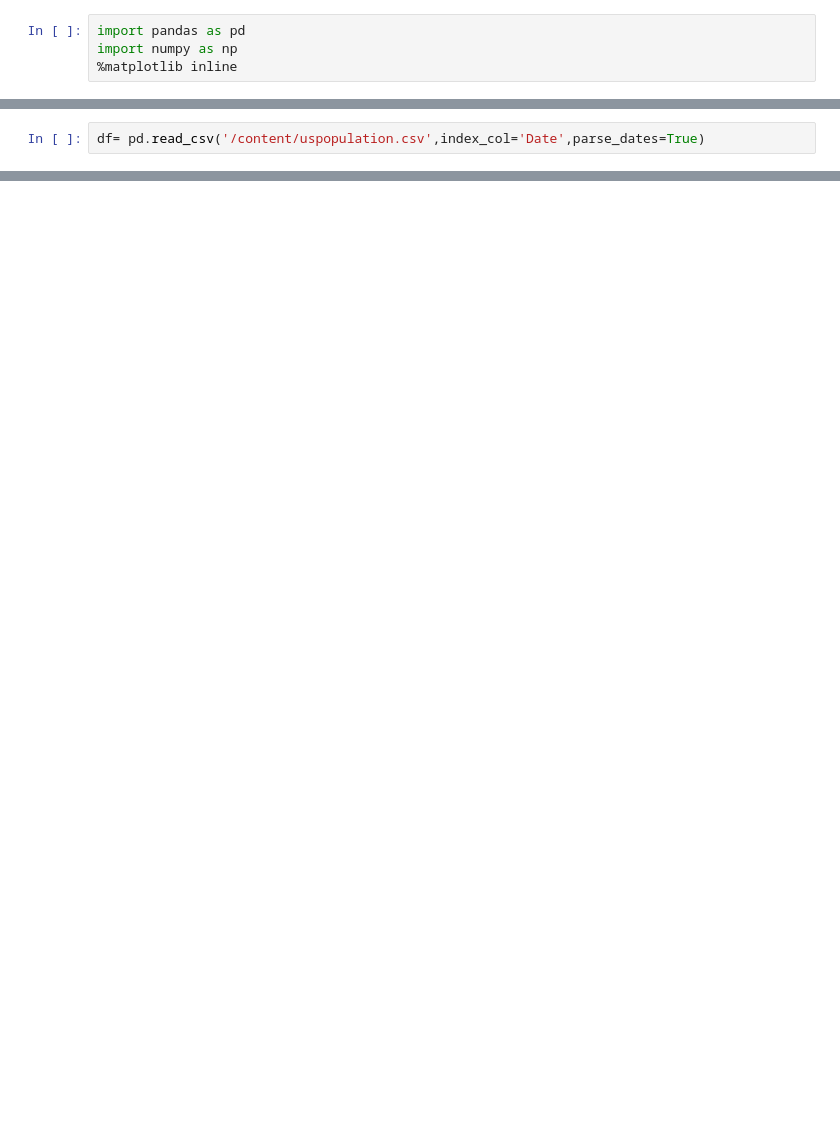
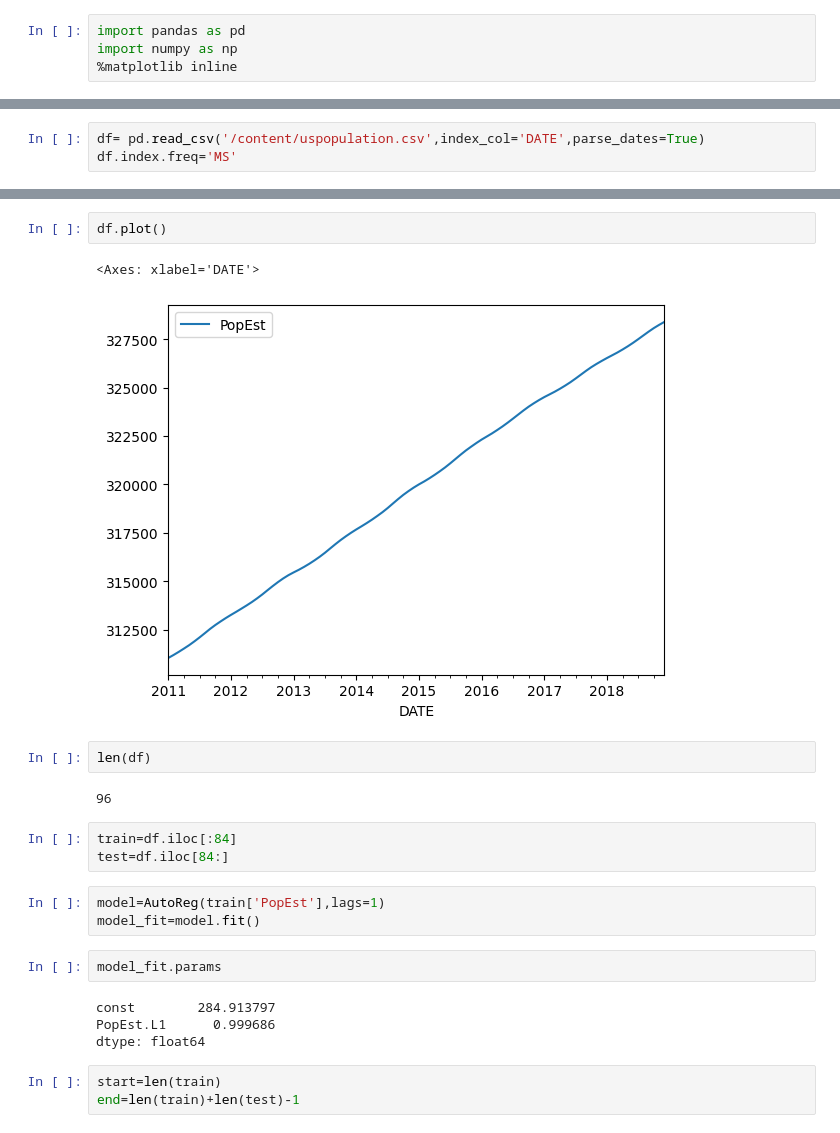
Before and after one commit to nmaiya/ColabTimeSeries, a Jupyter notebook: AutoRegresion.ipynb, the cells around one changed output, grey strips where cells are left out. Drawn from its saved outputs; the diff is of its cells as text; blank space fills up the shorter version.

```diff
--- a/AutoRegresion.ipynb
+++ b/AutoRegresion.ipynb
@@ -11,2 +9,3 @@ ModuleNotFoundError: No module named 'statmodels'
 # %%
-df= pd.read_csv('/content/uspopulation.csv',index_col='Date',parse_dates=True)
+df= pd.read_csv('/content/uspopulation.csv',index_col='DATE',parse_dates=True)
+df.index.freq='MS'
@@ -14,0 +22,24 @@ ValueError: 'Date' is not in list
+# %%
+df.plot()
+# %% [output]
+<Axes: xlabel='DATE'>
+[figure, added]
+# %%
+len(df)
+# %% [output]
+96
+# %%
+train=df.iloc[:84]
+test=df.iloc[84:]
+# %%
+model=AutoReg(train['PopEst'],lags=1)
+model_fit=model.fit()
+# %%
+model_fit.params
+# %% [output]
+const        284.913797
+PopEst.L1      0.999686
+dtype: float64
+# %%
+start=len(train)
+end=len(train)+len(test)-1
```
Also changed, not shown: parts of 7 cells of this notebook.
